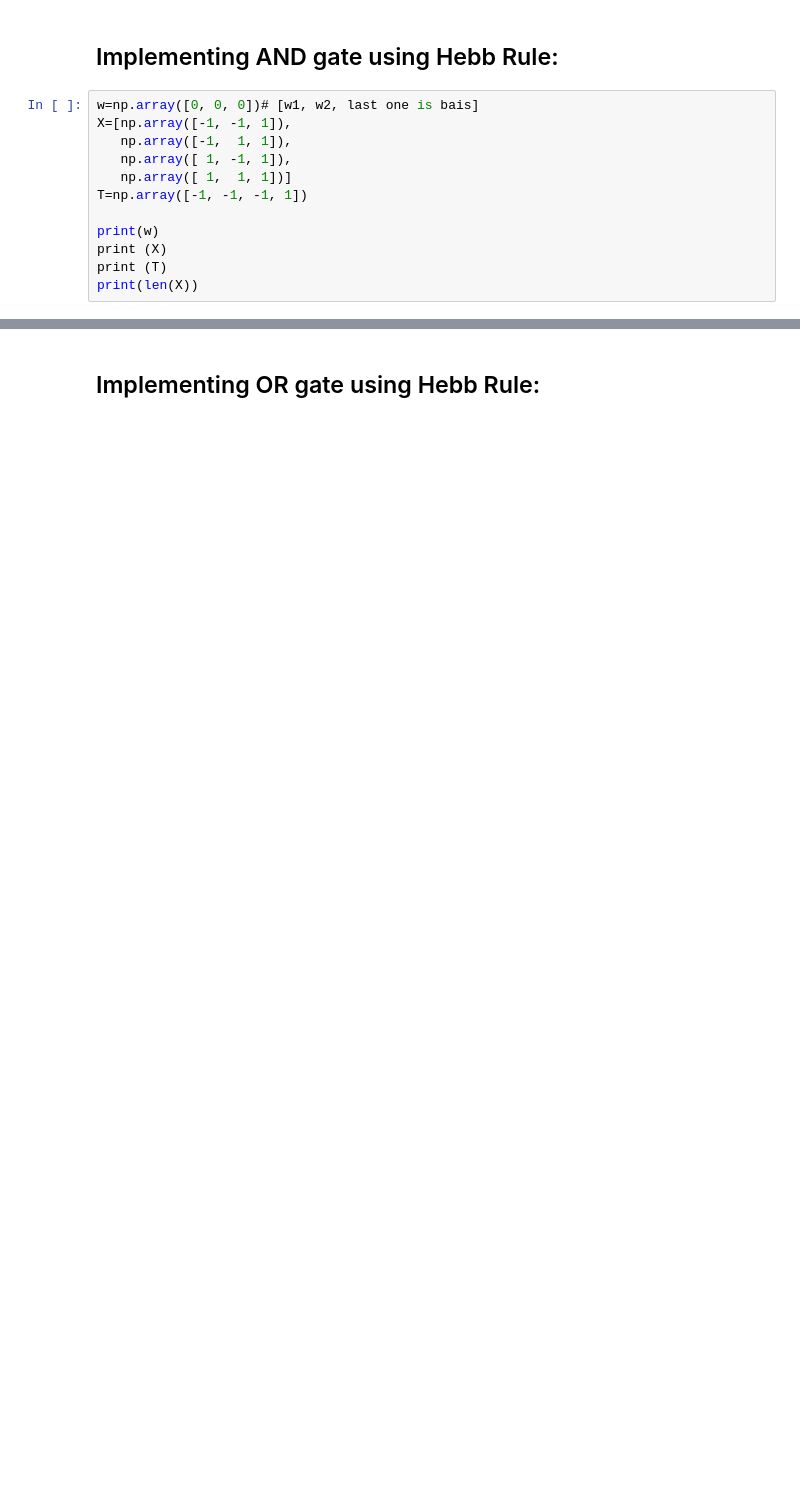
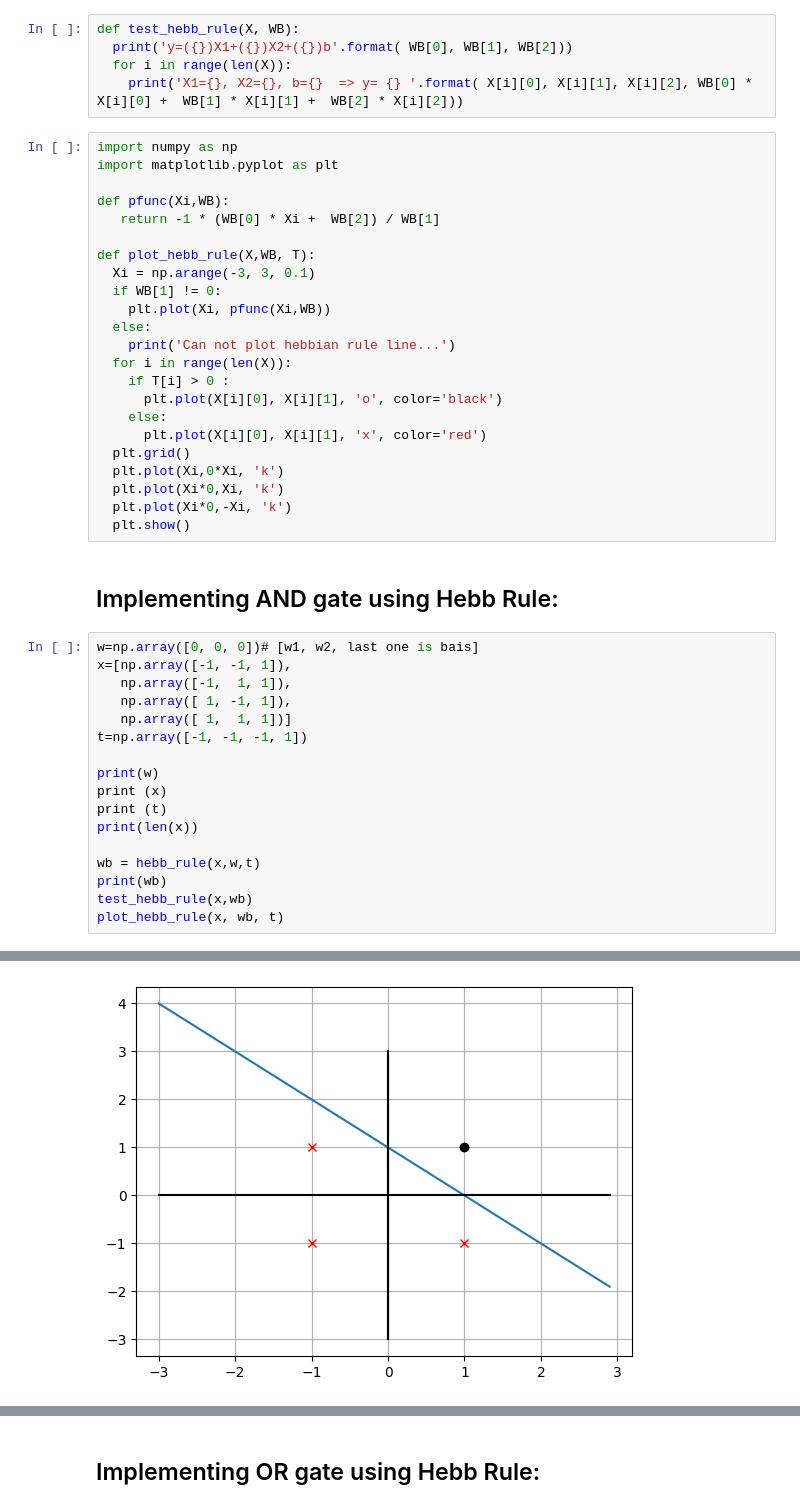
Before and after one commit to hdeldar/Hebbian-rule, a Jupyter notebook: Hebbian_rule.ipynb, the cells around one changed output, grey strips where cells are left out. Drawn from its saved outputs; the diff is of its cells as text; blank space fills up the shorter version.

```diff
--- a/Hebbian_rule.ipynb
+++ b/Hebbian_rule.ipynb
@@ -73,17 +91,50 @@ import pandas as pd
+# %%
+def test_hebb_rule(X, WB):
+  print('y=({})X1+({})X2+({})b'.format( WB[0], WB[1], WB[2]))
+  for i in range(len(X)):
+    print('X1={}, X2={}, b={}  => y= {} '.format( X[i][0], X[i][1], X[i][2], WB[0] * X[i][0] +  WB[1] * X[i][1] +  WB[2] * X[i][2]))
+# %%
+import numpy as np
+import matplotlib.pyplot as plt
+
+def pfunc(Xi,WB):
+   return -1 * (WB[0] * Xi +  WB[2]) / WB[1]
+
+def plot_hebb_rule(X,WB, T):
+  Xi = np.arange(-3, 3, 0.1)
+  if WB[1] != 0:
+    plt.plot(Xi, pfunc(Xi,WB))
+  else:
+    print('Can not plot hebbian rule line...')
+  for i in range(len(X)):
+    if T[i] > 0 :
+      plt.plot(X[i][0], X[i][1], 'o', color='black')
+    else:
+      plt.plot(X[i][0], X[i][1], 'x', color='red')
+  plt.grid()
+  plt.plot(Xi,0*Xi, 'k')
+  plt.plot(Xi*0,Xi, 'k')
+  plt.plot(Xi*0,-Xi, 'k')
+  plt.show()
 # %% [markdown]
 ## Implementing AND gate using Hebb Rule:
 # %%
 w=np.array([0, 0, 0])# [w1, w2, last one is bais]
-X=[np.array([-1, -1, 1]),
+x=[np.array([-1, -1, 1]),
    np.array([-1,  1, 1]),
    np.array([ 1, -1, 1]),
    np.array([ 1,  1, 1])]
-T=np.array([-1, -1, -1, 1])
+t=np.array([-1, -1, -1, 1])
 
 print(w)
-print (X)
-print (T)
-print(len(X))
+print (x)
+print (t)
+print(len(x))
+
+wb = hebb_rule(x,w,t)
+print(wb)
+test_hebb_rule(x,wb)
+plot_hebb_rule(x, wb, t)
 # %% [output]
 [0 0 0]
 [array([-1, -1,  1]), array([-1,  1,  1]), array([ 1, -1,  1]), array([1, 1, 1])]
@@ -91,0 +156 @@ print(len(X))
+[figure, added]
```
Also changed, not shown: parts of 9 cells of this notebook.
